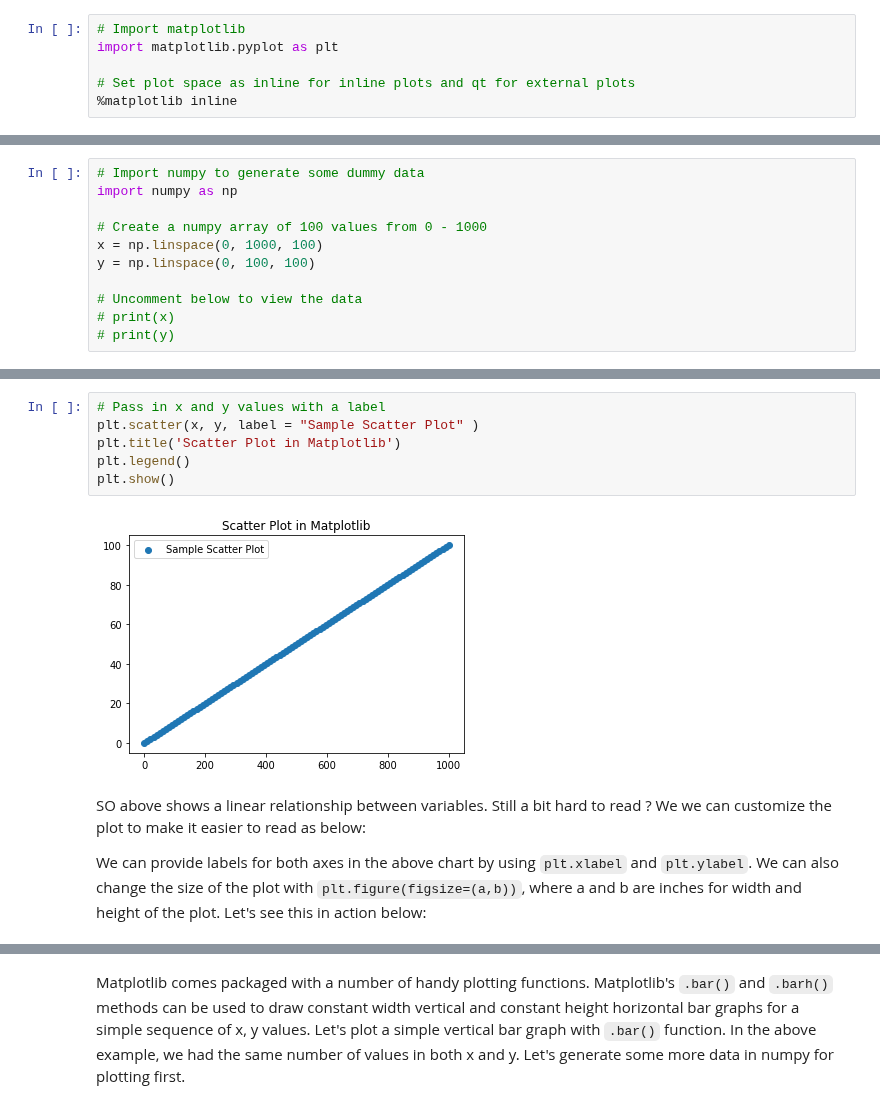
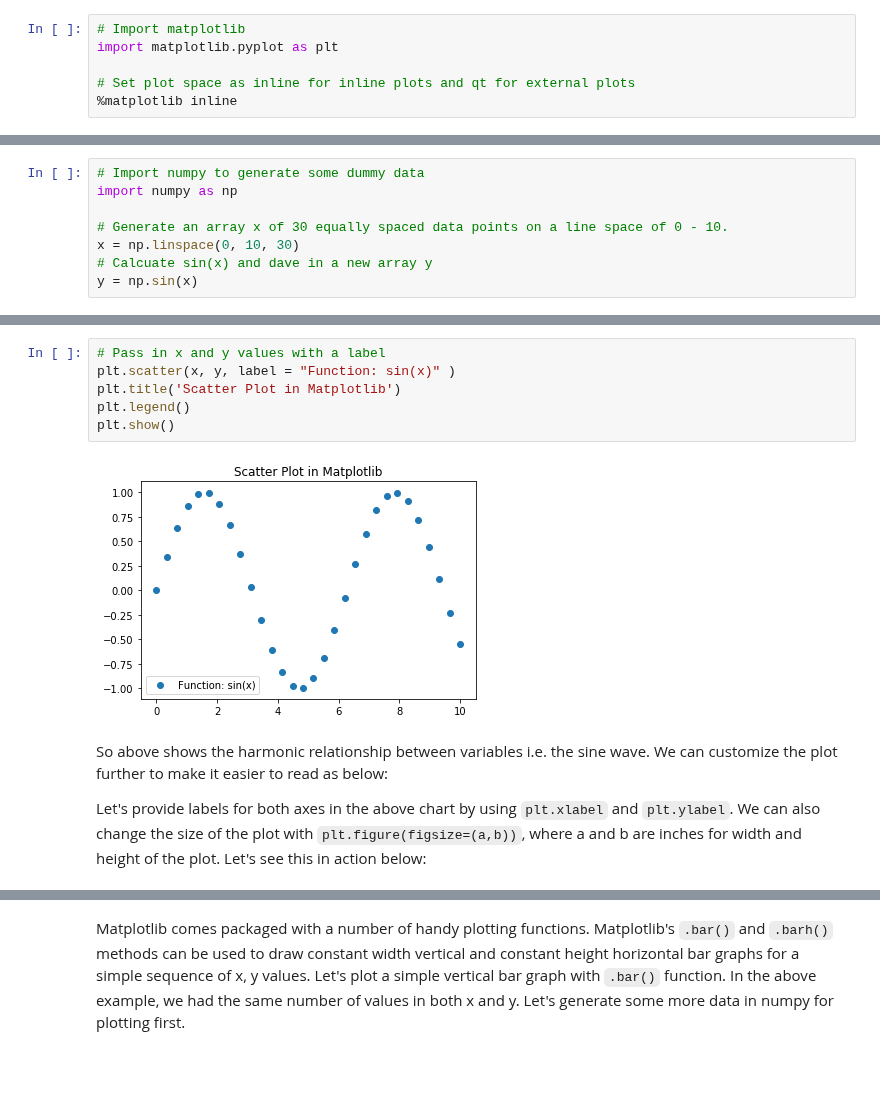
Before and after one commit to learn-co-curriculum/dsc-data-viz, a Jupyter notebook: index.ipynb, the cells around one changed output, grey strips where cells are left out. Saved outputs shown, nothing was run; the diff lists cells and outputs as text; blank space fills up the shorter version.

```diff
--- a/index.ipynb
+++ b/index.ipynb
@@ -35,11 +43,8 @@ We can use python's `numpy` library to create sample data (numppy will be covere
 # Import numpy to generate some dummy data
 import numpy as np
 
-# Create a numpy array of 100 values from 0 - 1000
-x = np.linspace(0, 1000, 100)
-y = np.linspace(0, 100, 100)
-
-# Uncomment below to view the data
-# print(x)
-# print(y)
+# Generate an array x of 30 equally spaced data points on a line space of 0 - 10.
+x = np.linspace(0, 10, 30)
+# Calcuate sin(x) and dave in a new array y
+y = np.sin(x)
 # %% [markdown]
@@ -53,15 +52,15 @@ A method of creating scatter plots is the `plt.scatter()` function which can tak
 # %%
 # Pass in x and y values with a label
-plt.scatter(x, y, label = "Sample Scatter Plot" )
+plt.scatter(x, y, label = "Function: sin(x)" )
 plt.title('Scatter Plot in Matplotlib')
 plt.legend()
 plt.show()
 # %% [output]
-[figure, old version]
+[figure, new version]
 # %% [markdown]
-SO above shows a linear relationship between variables. Still a bit hard to read ? We we can customize the plot to make it easier to read as below:
+So above shows the harmonic relationship between variables i.e. the sine wave. We can customize the plot further to make it easier to read as below:
 
-We can provide labels for both axes in the above chart by using `plt.xlabel` and `plt.ylabel`. We can also change the size of the plot with `plt.figure(figsize=(a,b))`, where a and b are inches for width and height of the plot. Let's see this in action below:
+Let's provide labels for both axes in the above chart by using `plt.xlabel` and `plt.ylabel`. We can also change the size of the plot with `plt.figure(figsize=(a,b))`, where a and b are inches for width and height of the plot. Let's see this in action below:
 # %%
 # Set the figure size in inches
 plt.figure(figsize=(10,6))
```
Also changed, not shown: parts of 19 cells of this notebook, 8 other files.
